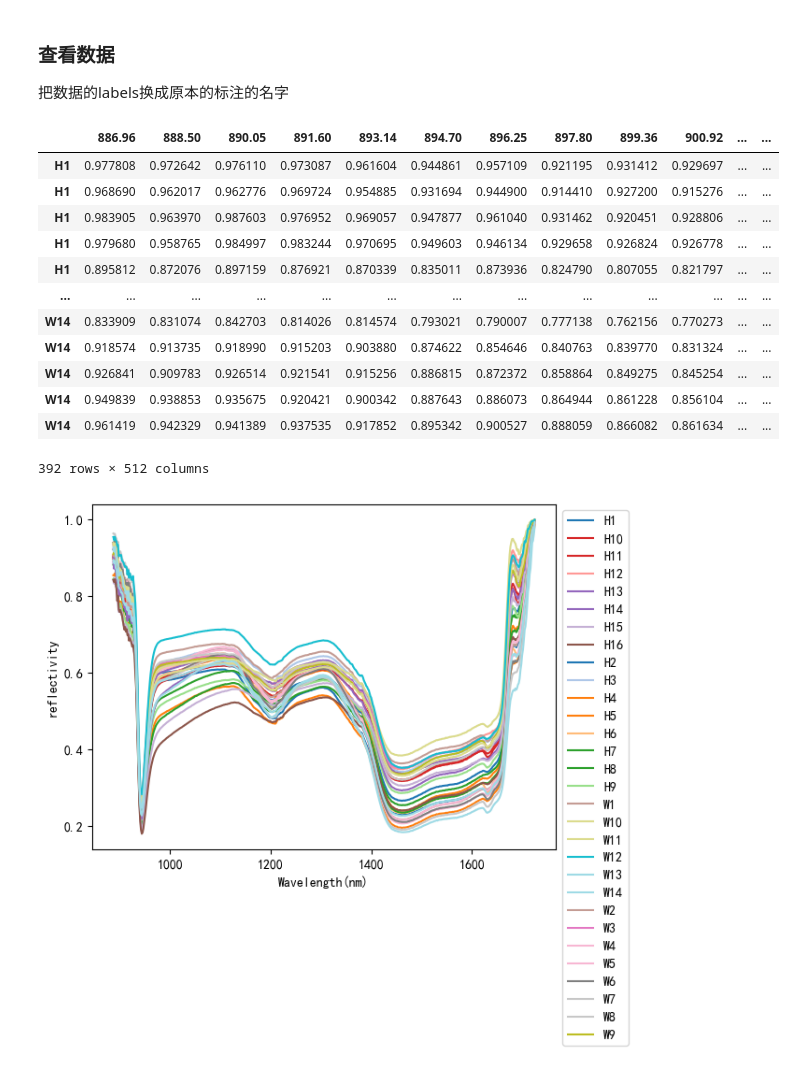
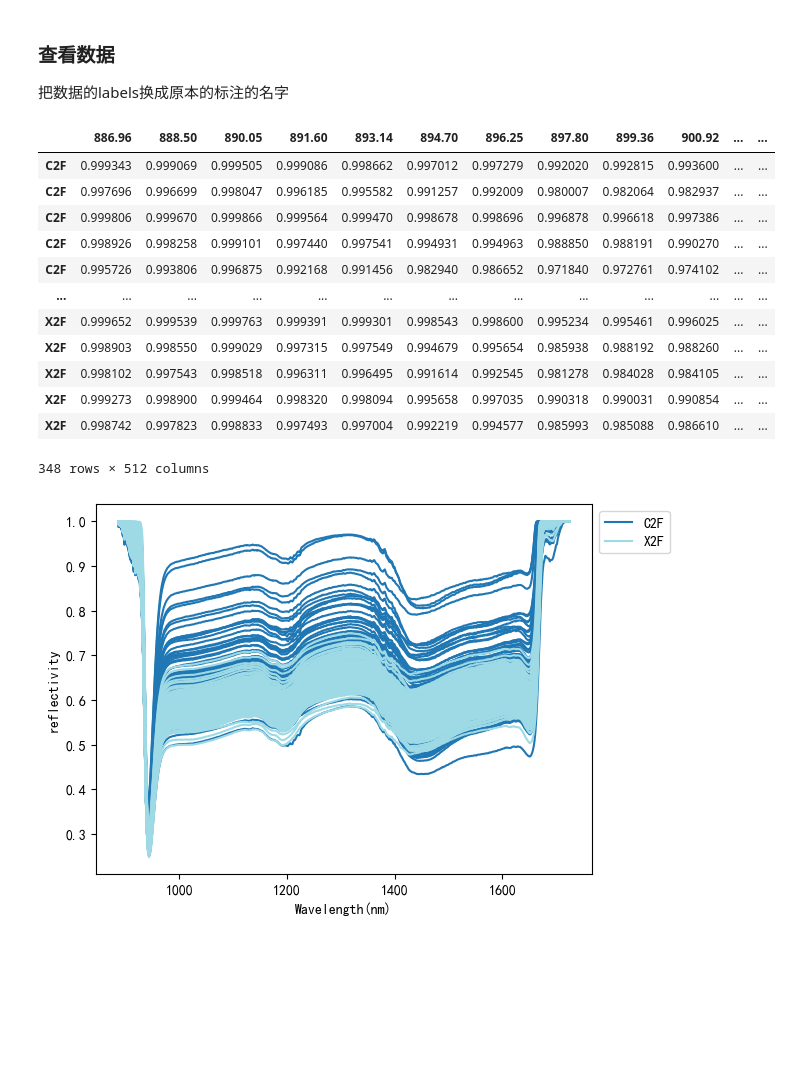
Before and after one commit to zwb-2023/Spectrum_analyse, a Jupyter notebook: 线扫相机数据提取模板.ipynb, the cells around one changed output. Cells and saved outputs as stored; diff of their text form; code cells hidden in the pictures; blank space fills up the shorter version.

```diff
--- a/线扫相机数据提取模板.ipynb
+++ b/线扫相机数据提取模板.ipynb
@@ -46,7 +46,7 @@ import numpy as np
 # %%
 from LineSweep import get_spectral_split , read_hsi , read_roi , get_reflect_line_sweep
 # %%
-files = glob.glob(rf'H:\CHENPI0605\*\*_ref.hdr')
+files = glob.glob(rf'H:\大烟叶数据\*\*\*_ref.hdr')
 msi = read_hsi(files[0])
 plt.imshow(msi[:,:,155], cmap='gray')
 # %% [output]
@@ -55,5 +55,5 @@ plt.imshow(msi[:,:,155], cmap='gray')
 # %%
-files_mask = glob.glob(r'H:\CHENPI0605\*.txt')
+files_mask = glob.glob(r'H:\大烟叶数据\mask\*.txt')
 files_roi = [file for file in files_mask if 'classes.txt' not in file ]
 rois = read_roi(files_roi[0]) #输入标注文件地址，读取ROI,为【labels , x , y  ,w  h 】 的格式，xy为左上角坐标，wh为宽和高，都是小数形式
 print(rois)
@@ -78,8 +78,8 @@ import matplotlib.pyplot as plt
 from LineSweep import get_spectral_split , read_hsi , read_roi , get_reflect_line_sweep
 
 # File paths
-files = glob.glob(rf'H:\CHENPI0605\*\*_ref.hdr')
-files_mask = glob.glob(r'H:\CHENPI0605\*.txt')
+files =  glob.glob(rf'H:\大烟叶数据\*\*\*_ref.hdr')
+files_mask = glob.glob(r'H:\大烟叶数据\mask\*.txt')
 
 files_roi = [file for file in files_mask if 'classes.txt' not in file]
 rows=2
@@ -90,7 +90,7 @@ labels = []
 
 # Use tqdm to create a progress bar for the loop
 for i in tqdm(range(len(files_roi)), desc="Processing Files"):
-
+# for i in tqdm(range(2), desc="Processing Files"):
     rois = read_roi(files_roi[i])  # 输出对应图像的ROI， 格式是【【labels，x , y , w  ,h】】
 
     # msi = read_hsi(files[i])  # 输出对应的高光谱图像
@@ -138,29 +138,29 @@ wavelengths = img.metadata['wavelength']
 
 wavelengths = [float(i) for i in wavelengths]
 spectrum_data_pd.columns = wavelengths
-spectrum_data_pd.to_csv('陈皮原始反射光谱数据_split.csv')
+spectrum_data_pd.to_csv('大烟叶原始反射光谱数据_split.csv')
 spectrum_data_pd
 # %% [output]
 |  | 886.96 | 888.50 | 890.05 | 891.60 | 893.14 | 894.70 | 896.25 | 897.80 | 899.36 | 900.92 | ... | ... |
-| H1 | 0.977808 | 0.972642 | 0.976110 | 0.973087 | 0.961604 | 0.944861 | 0.957109 | 0.921195 | 0.931412 | 0.929697 | ... | ... |
-| H1 | 0.968690 | 0.962017 | 0.962776 | 0.969724 | 0.954885 | 0.931694 | 0.944900 | 0.914410 | 0.927200 | 0.915276 | ... | ... |
-| H1 | 0.983905 | 0.963970 | 0.987603 | 0.976952 | 0.969057 | 0.947877 | 0.961040 | 0.931462 | 0.920451 | 0.928806 | ... | ... |
-| H1 | 0.979680 | 0.958765 | 0.984997 | 0.983244 | 0.970695 | 0.949603 | 0.946134 | 0.929658 | 0.926824 | 0.926778 | ... | ... |
-| H1 | 0.895812 | 0.872076 | 0.897159 | 0.876921 | 0.870339 | 0.835011 | 0.873936 | 0.824790 | 0.807055 | 0.821797 | ... | ... |
+| C2F | 0.999343 | 0.999069 | 0.999505 | 0.999086 | 0.998662 | 0.997012 | 0.997279 | 0.992020 | 0.992815 | 0.993600 | ... | ... |
+| C2F | 0.997696 | 0.996699 | 0.998047 | 0.996185 | 0.995582 | 0.991257 | 0.992009 | 0.980007 | 0.982064 | 0.982937 | ... | ... |
+| C2F | 0.999806 | 0.999670 | 0.999866 | 0.999564 | 0.999470 | 0.998678 | 0.998696 | 0.996878 | 0.996618 | 0.997386 | ... | ... |
+| C2F | 0.998926 | 0.998258 | 0.999101 | 0.997440 | 0.997541 | 0.994931 | 0.994963 | 0.988850 | 0.988191 | 0.990270 | ... | ... |
+| C2F | 0.995726 | 0.993806 | 0.996875 | 0.992168 | 0.991456 | 0.982940 | 0.986652 | 0.971840 | 0.972761 | 0.974102 | ... | ... |
 | ... | ... | ... | ... | ... | ... | ... | ... | ... | ... | ... | ... | ... |
-| W14 | 0.833909 | 0.831074 | 0.842703 | 0.814026 | 0.814574 | 0.793021 | 0.790007 | 0.777138 | 0.762156 | 0.770273 | ... | ... |
-| W14 | 0.918574 | 0.913735 | 0.918990 | 0.915203 | 0.903880 | 0.874622 | 0.854646 | 0.840763 | 0.839770 | 0.831324 | ... | ... |
-| W14 | 0.926841 | 0.909783 | 0.926514 | 0.921541 | 0.915256 | 0.886815 | 0.872372 | 0.858864 | 0.849275 | 0.845254 | ... | ... |
-| W14 | 0.949839 | 0.938853 | 0.935675 | 0.920421 | 0.900342 | 0.887643 | 0.886073 | 0.864944 | 0.861228 | 0.856104 | ... | ... |
-| W14 | 0.961419 | 0.942329 | 0.941389 | 0.937535 | 0.917852 | 0.895342 | 0.900527 | 0.888059 | 0.866082 | 0.861634 | ... | ... |
+| X2F | 0.999652 | 0.999539 | 0.999763 | 0.999391 | 0.999301 | 0.998543 | 0.998600 | 0.995234 | 0.995461 | 0.996025 | ... | ... |
+| X2F | 0.998903 | 0.998550 | 0.999029 | 0.997315 | 0.997549 | 0.994679 | 0.995654 | 0.985938 | 0.988192 | 0.988260 | ... | ... |
+| X2F | 0.998102 | 0.997543 | 0.998518 | 0.996311 | 0.996495 | 0.991614 | 0.992545 | 0.981278 | 0.984028 | 0.984105 | ... | ... |
+| X2F | 0.999273 | 0.998900 | 0.999464 | 0.998320 | 0.998094 | 0.995658 | 0.997035 | 0.990318 | 0.990031 | 0.990854 | ... | ... |
+| X2F | 0.998742 | 0.997823 | 0.998833 | 0.997493 | 0.997004 | 0.992219 | 0.994577 | 0.985993 | 0.985088 | 0.986610 | ... | ... |
-392 rows × 512 columns
+348 rows × 512 columns
 # %%
 import matplotlib.pyplot as plt
 import numpy as np
 from SpectrumAnalyse import plot_duplicate_data
 from SpectrumAnalyse import split_data
 
 category, split_datas = split_data(labels_name, spectrum_data)
-plot_duplicate_data(category, split_datas, wavelengths, type='mean')
+plot_duplicate_data(category, split_datas, wavelengths, type='all')
 # %% [output]
-[figure, old version]
+[figure, new version]
```
Also changed, not shown: parts of 4 cells of this notebook, 4 other files.
